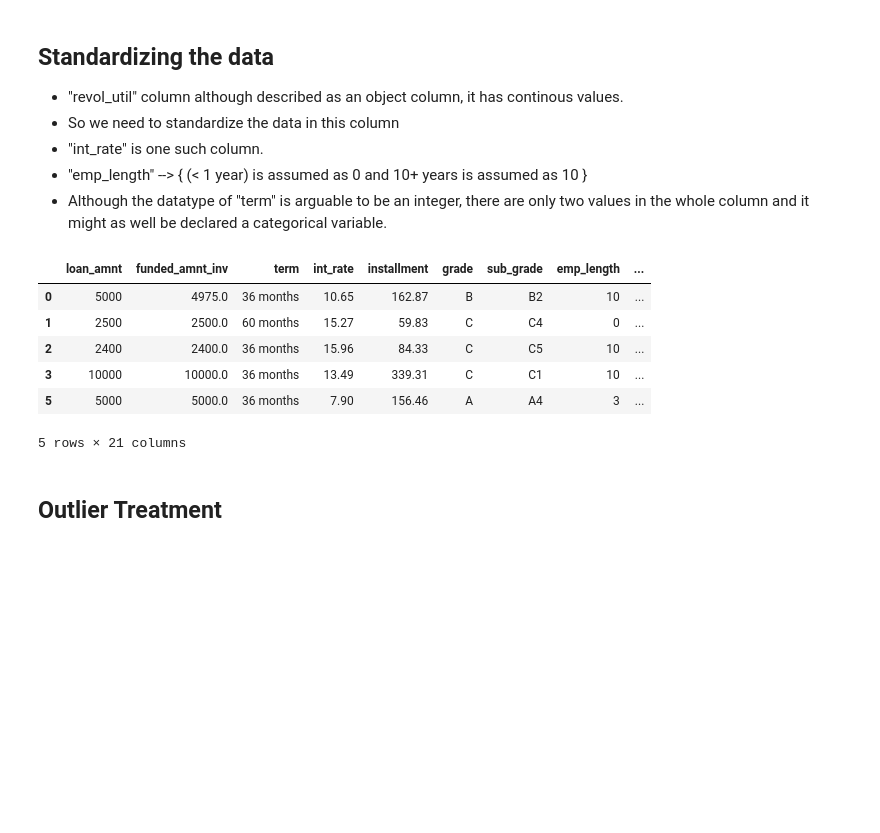
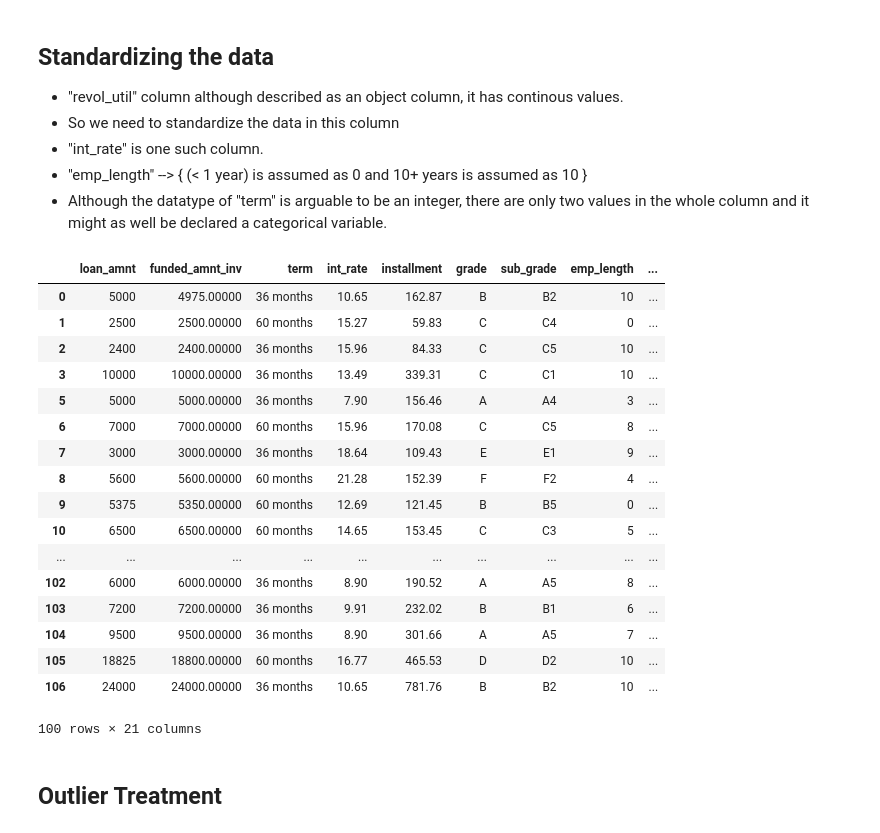
Before and after one commit to anushkaparadkar/lending-club-case-study, a Jupyter notebook: lending-case-study.ipynb, the cells around one changed output. Saved outputs shown, nothing was run; the diff lists cells and outputs as text; code cells hidden in the pictures; blank space fills up the shorter version.

```diff
--- a/lending-case-study.ipynb
+++ b/lending-case-study.ipynb
@@ -206,15 +211,26 @@ loan_data.int_rate = pd.to_numeric(loan_data.int_rate.apply(lambda x : x.split('
 # %%
 loan_data.emp_length = pd.to_numeric(loan_data.emp_length.apply(lambda x: 0 if "<" in x else (x.split('+')[0] if "+" in x else x.split()[0])))
 # %%
-loan_data.head()
+loan_data.head(100)
 # %% [output]
 |  | loan_amnt | funded_amnt_inv | term | int_rate | installment | grade | sub_grade | emp_length | ... |
-| 0 | 5000 | 4975.0 | 36 months | 10.65 | 162.87 | B | B2 | 10 | ... |
-| 1 | 2500 | 2500.0 | 60 months | 15.27 | 59.83 | C | C4 | 0 | ... |
-| 2 | 2400 | 2400.0 | 36 months | 15.96 | 84.33 | C | C5 | 10 | ... |
-| 3 | 10000 | 10000.0 | 36 months | 13.49 | 339.31 | C | C1 | 10 | ... |
-| 5 | 5000 | 5000.0 | 36 months | 7.90 | 156.46 | A | A4 | 3 | ... |
+| 0 | 5000 | 4975.00000 | 36 months | 10.65 | 162.87 | B | B2 | 10 | ... |
+| 1 | 2500 | 2500.00000 | 60 months | 15.27 | 59.83 | C | C4 | 0 | ... |
+| 2 | 2400 | 2400.00000 | 36 months | 15.96 | 84.33 | C | C5 | 10 | ... |
+| 3 | 10000 | 10000.00000 | 36 months | 13.49 | 339.31 | C | C1 | 10 | ... |
+| 5 | 5000 | 5000.00000 | 36 months | 7.90 | 156.46 | A | A4 | 3 | ... |
+| 6 | 7000 | 7000.00000 | 60 months | 15.96 | 170.08 | C | C5 | 8 | ... |
+| 7 | 3000 | 3000.00000 | 36 months | 18.64 | 109.43 | E | E1 | 9 | ... |
+| 8 | 5600 | 5600.00000 | 60 months | 21.28 | 152.39 | F | F2 | 4 | ... |
+| 9 | 5375 | 5350.00000 | 60 months | 12.69 | 121.45 | B | B5 | 0 | ... |
+| 10 | 6500 | 6500.00000 | 60 months | 14.65 | 153.45 | C | C3 | 5 | ... |
+| ... | ... | ... | ... | ... | ... | ... | ... | ... | ... |
+| 102 | 6000 | 6000.00000 | 36 months | 8.90 | 190.52 | A | A5 | 8 | ... |
+| 103 | 7200 | 7200.00000 | 36 months | 9.91 | 232.02 | B | B1 | 6 | ... |
+| 104 | 9500 | 9500.00000 | 36 months | 8.90 | 301.66 | A | A5 | 7 | ... |
+| 105 | 18825 | 18800.00000 | 60 months | 16.77 | 465.53 | D | D2 | 10 | ... |
+| 106 | 24000 | 24000.00000 | 36 months | 10.65 | 781.76 | B | B2 | 10 | ... |
-5 rows × 21 columns
+100 rows × 21 columns
 # %% [markdown]
 ## Outlier Treatment
 # %%
```
Also changed, not shown: parts of 21 cells of this notebook.
